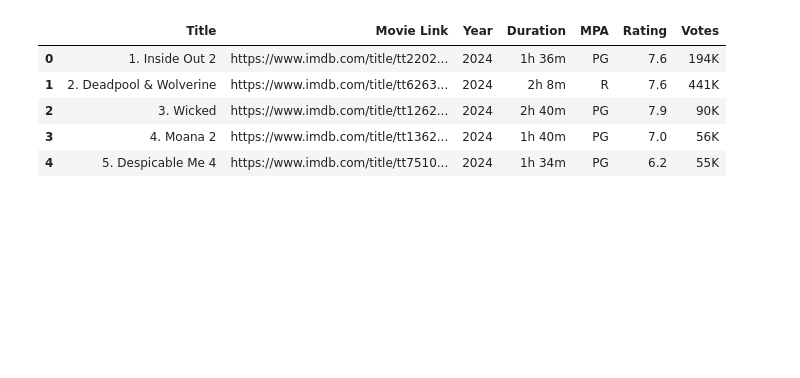
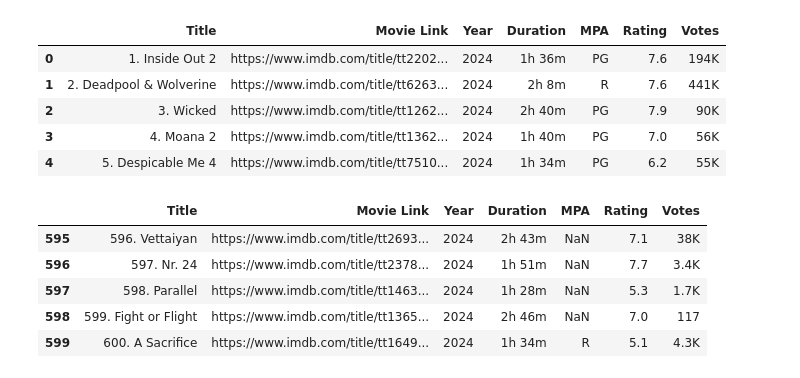
Before and after one commit to sudohui/cctb, a Jupyter notebook: assignment.ipynb, the cells around one changed output. Cells and saved outputs as stored; diff of their text form; code cells hidden in the pictures; blank space fills up the shorter version.

```diff
--- a/assignment.ipynb
+++ b/assignment.ipynb
@@ -13,3 +13,12 @@ data.head()
 | 2 | 3. Wicked | https://www.imdb.com/title/tt1262... | 2024 | 2h 40m | PG | 7.9 | 90K |
 | 3 | 4. Moana 2 | https://www.imdb.com/title/tt1362... | 2024 | 1h 40m | PG | 7.0 | 56K |
 | 4 | 5. Despicable Me 4 | https://www.imdb.com/title/tt7510... | 2024 | 1h 34m | PG | 6.2 | 55K |
+# %%
+data.tail()
+# %% [output]
+|  | Title | Movie Link | Year | Duration | MPA | Rating | Votes |
+| 595 | 596. Vettaiyan | https://www.imdb.com/title/tt2693... | 2024 | 2h 43m | NaN | 7.1 | 38K |
+| 596 | 597. Nr. 24 | https://www.imdb.com/title/tt2378... | 2024 | 1h 51m | NaN | 7.7 | 3.4K |
+| 597 | 598. Parallel | https://www.imdb.com/title/tt1463... | 2024 | 1h 28m | NaN | 5.3 | 1.7K |
+| 598 | 599. Fight or Flight | https://www.imdb.com/title/tt1365... | 2024 | 2h 46m | NaN | 7.0 | 117 |
+| 599 | 600. A Sacrifice | https://www.imdb.com/title/tt1649... | 2024 | 1h 34m | R | 5.1 | 4.3K |
```
Also changed, not shown: parts of 11 cells of this notebook.
